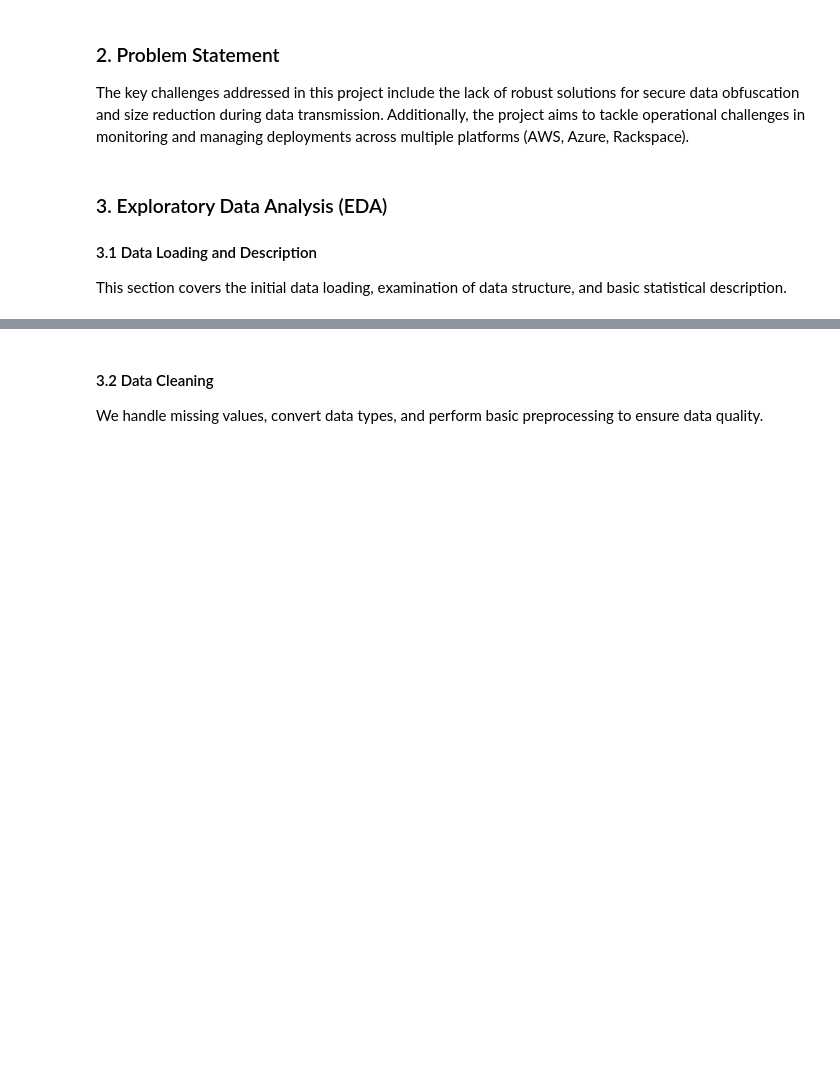
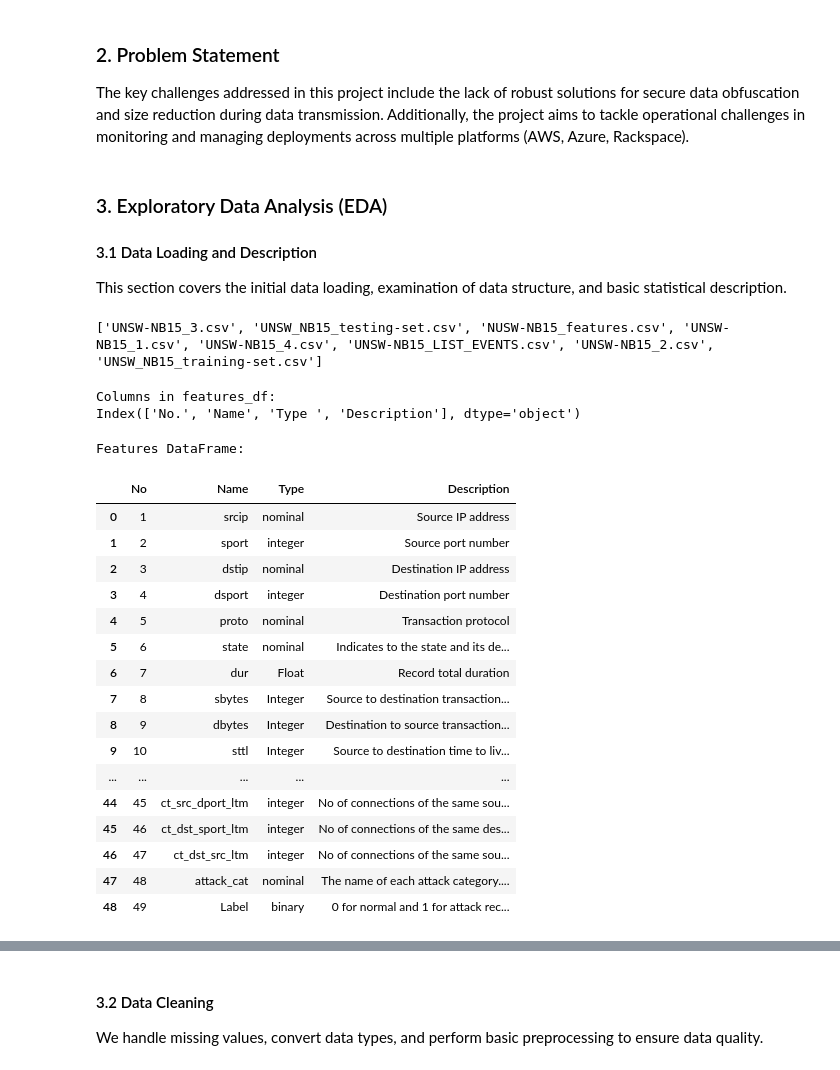
Before and after one commit to lscarval/CSCI-S-108-Data-Mining, a Jupyter notebook: final_project/CSCI_S_108_Final_Project_Notebook_Luciano_Carvalho.ipynb, the cells around one changed output, grey strips where cells are left out. Drawn from its saved outputs; the diff is of its cells as text; code cells hidden in the pictures; blank space fills up the shorter version.

Commit message:
Final Project's Data Loading

```diff
--- a/final_project/CSCI_S_108_Final_Project_Notebook_Luciano_Carvalho.ipynb
+++ b/final_project/CSCI_S_108_Final_Project_Notebook_Luciano_Carvalho.ipynb
@@ -25,3 +32,53 @@ The key challenges addressed in this project include the lack of robust solution
 
 #### 3.1 Data Loading and Description
 This section covers the initial data loading, examination of data structure, and basic statistical description.
+# %%
+# Unzip the archive
+zip_path = '/content/UNSW-NB15-archive.zip'
+extract_path = '/content/UNSW-NB15-archive'
+
+with zipfile.ZipFile(zip_path, 'r') as zip_ref:
+    zip_ref.extractall(extract_path)
+
+# List the extracted files
+extracted_files = os.listdir(extract_path)
+print(extracted_files)
+# %% [output]
+['UNSW-NB15_3.csv', 'UNSW_NB15_testing-set.csv', 'NUSW-NB15_features.csv', 'UNSW-NB15_1.csv', 'UNSW-NB15_4.csv', 'UNSW-NB15_LIST_EVENTS.csv', 'UNSW-NB15_2.csv', 'UNSW_NB15_training-set.csv']
+# %%
+# Load the NUSW-NB15_features.csv file to get column names and types
+features_path = os.path.join(extract_path, 'NUSW-NB15_features.csv')
+features_df = pd.read_csv(features_path, encoding='ISO-8859-1')
+
+# Inspect the columns in features_df
+print("\nColumns in features_df:")
+print(features_df.columns)
+# %% [output]
+Columns in features_df:
+Index(['No.', 'Name', 'Type ', 'Description'], dtype='object')
+# %%
+# There are typos in the column names. Rename columns to match expected names
+features_df.columns = ['No', 'Name', 'Type', 'Description']
+
+# Print the features DataFrame
+print("\nFeatures DataFrame:")
+features_df
+# %% [output]
+Features DataFrame:
+|  | No | Name | Type | Description |
+| 0 | 1 | srcip | nominal | Source IP address |
+| 1 | 2 | sport | integer | Source port number |
+| 2 | 3 | dstip | nominal | Destination IP address |
+| 3 | 4 | dsport | integer | Destination port number |
+| 4 | 5 | proto | nominal | Transaction protocol |
+| 5 | 6 | state | nominal | Indicates to the state and its de... |
+| 6 | 7 | dur | Float | Record total duration |
+| 7 | 8 | sbytes | Integer | Source to destination transaction... |
+| 8 | 9 | dbytes | Integer | Destination to source transaction... |
+| 9 | 10 | sttl | Integer | Source to destination time to liv... |
+| ... | ... | ... | ... | ... |
+| 44 | 45 | ct_src_dport_ltm | integer | No of connections of the same sou... |
+| 45 | 46 | ct_dst_sport_ltm | integer | No of connections of the same des... |
+| 46 | 47 | ct_dst_src_ltm | integer | No of connections of the same sou... |
+| 47 | 48 | attack_cat | nominal | The name of each attack category.... |
+| 48 | 49 | Label | binary | 0 for normal and 1 for attack rec... |
```
Also changed, not shown: parts of 6 cells of this notebook.
